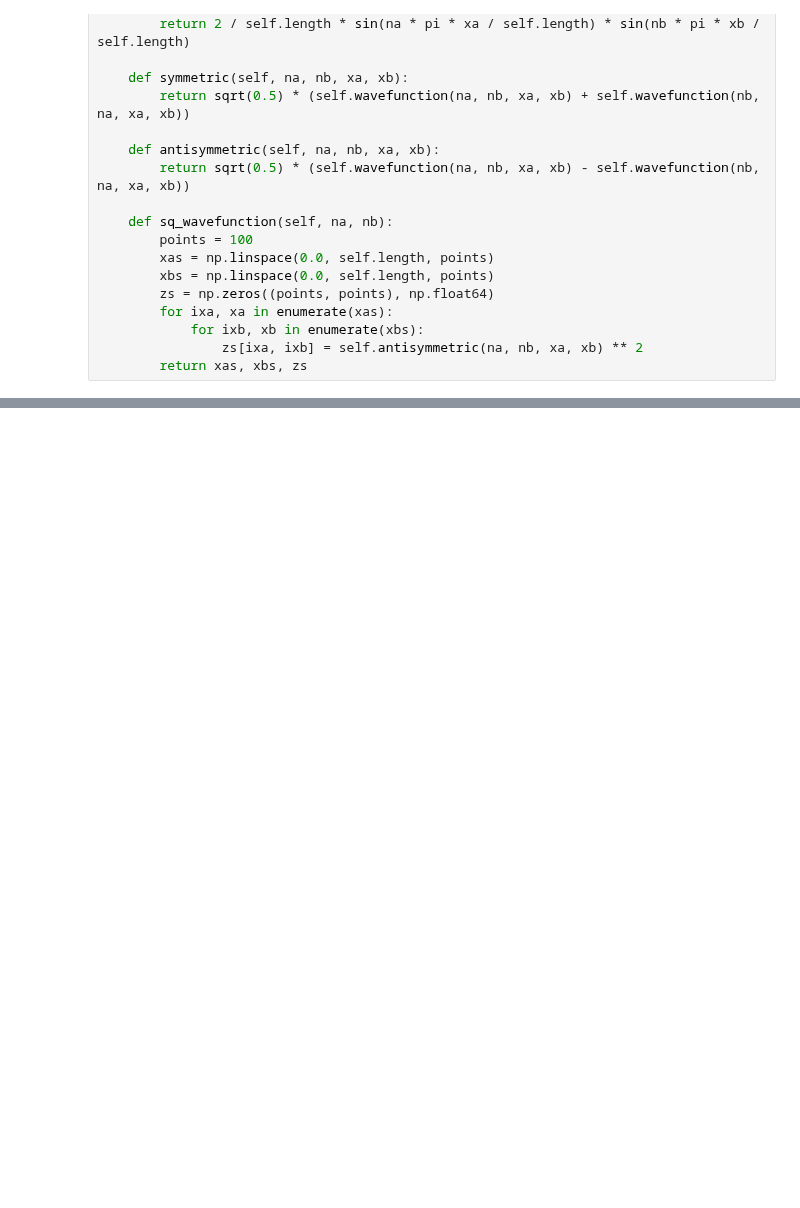
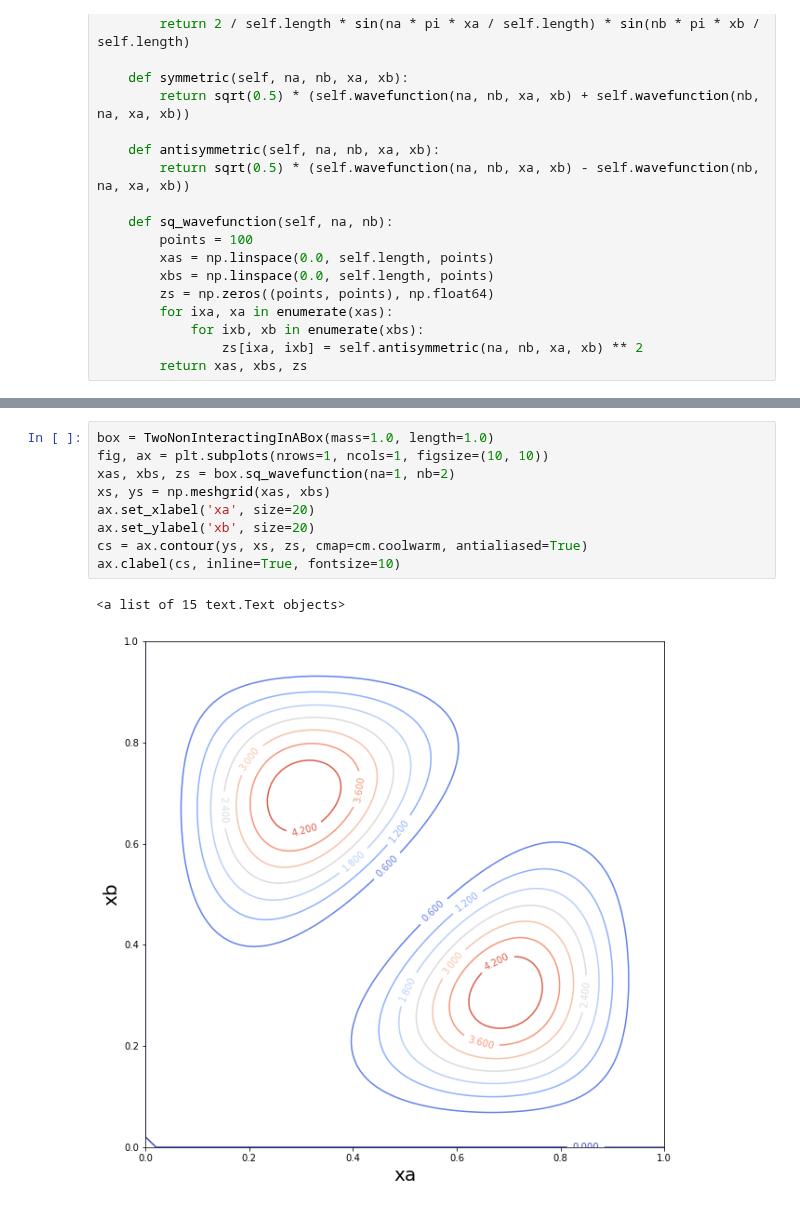
Before and after one commit to akey7/basic-quantum-models, a Jupyter notebook: notebooks/1d-2-non-interacting.ipynb, the cells around one changed output, grey strips where cells are left out. Cells and saved outputs as stored; diff of their text form; blank space fills up the shorter version.

```diff
--- a/notebooks/1d-2-non-interacting.ipynb
+++ b/notebooks/1d-2-non-interacting.ipynb
@@ -40,3 +40,15 @@ ax.plot_surface(ys, xs, zs, cmap=cm.coolwarm, linewidth=0, antialiased=False)
 # %% [output]
 <mpl_toolkits.mplot3d.art3d.Poly3DCollection at 0x...>
 [figure]
+# %%
+box = TwoNonInteractingInABox(mass=1.0, length=1.0)
+fig, ax = plt.subplots(nrows=1, ncols=1, figsize=(10, 10))
+xas, xbs, zs = box.sq_wavefunction(na=1, nb=2)
+xs, ys = np.meshgrid(xas, xbs)
+ax.set_xlabel('xa', size=20)
+ax.set_ylabel('xb', size=20)
+cs = ax.contour(ys, xs, zs, cmap=cm.coolwarm, antialiased=True)
+ax.clabel(cs, inline=True, fontsize=10)
+# %% [output]
+<a list of 15 text.Text objects>
+[figure, added]
```
Also changed, not shown: parts of 1 cell of this notebook.
